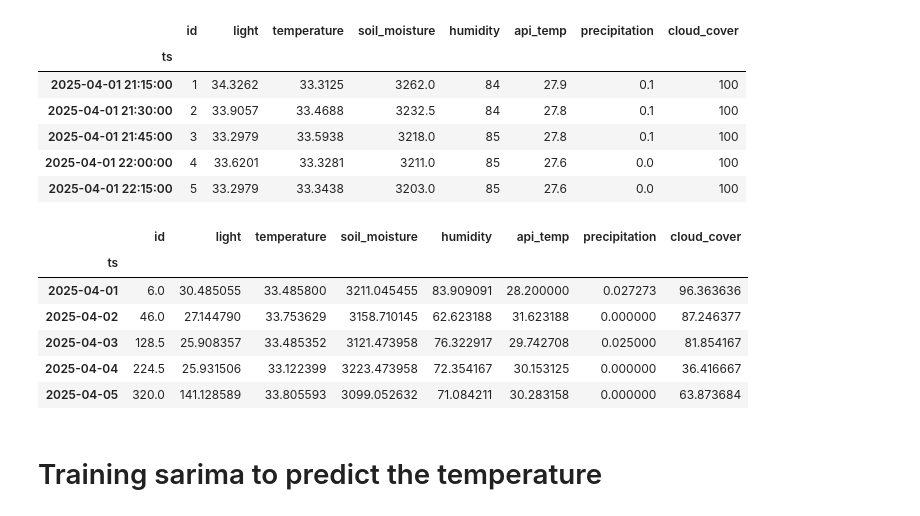
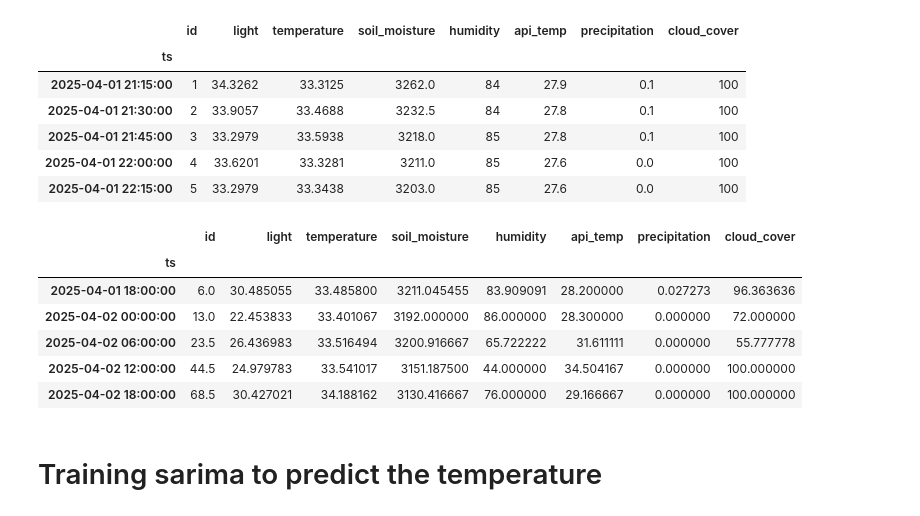
Before and after one commit to Jangsoodlor/smart-plant-pot-model, a Jupyter notebook: training/exog_prediction_models.ipynb, the cells around one changed output. Saved outputs shown, nothing was run; the diff lists cells and outputs as text; code cells hidden in the pictures.

```diff
--- a/training/exog_prediction_models.ipynb
+++ b/training/exog_prediction_models.ipynb
@@ -26,14 +30,14 @@ df.head()
 | 2025-04-01 22:00:00 | 4 | 33.6201 | 33.3281 | 3211.0 | 85 | 27.6 | 0.0 | 100 |
 | 2025-04-01 22:15:00 | 5 | 33.2979 | 33.3438 | 3203.0 | 85 | 27.6 | 0.0 | 100 |
 # %%
-df = df.resample('D').mean()
+df = df.resample("6H").mean()
 df.head()
 # %% [output]
 |  | id | light | temperature | soil_moisture | humidity | api_temp | precipitation | cloud_cover |
 | ts |  |  |  |  |  |  |  |  |
-| 2025-04-01 | 6.0 | 30.485055 | 33.485800 | 3211.045455 | 83.909091 | 28.200000 | 0.027273 | 96.363636 |
-| 2025-04-02 | 46.0 | 27.144790 | 33.753629 | 3158.710145 | 62.623188 | 31.623188 | 0.000000 | 87.246377 |
-| 2025-04-03 | 128.5 | 25.908357 | 33.485352 | 3121.473958 | 76.322917 | 29.742708 | 0.025000 | 81.854167 |
-| 2025-04-04 | 224.5 | 25.931506 | 33.122399 | 3223.473958 | 72.354167 | 30.153125 | 0.000000 | 36.416667 |
-| 2025-04-05 | 320.0 | 141.128589 | 33.805593 | 3099.052632 | 71.084211 | 30.283158 | 0.000000 | 63.873684 |
+| 2025-04-01 18:00:00 | 6.0 | 30.485055 | 33.485800 | 3211.045455 | 83.909091 | 28.200000 | 0.027273 | 96.363636 |
+| 2025-04-02 00:00:00 | 13.0 | 22.453833 | 33.401067 | 3192.000000 | 86.000000 | 28.300000 | 0.000000 | 72.000000 |
+| 2025-04-02 06:00:00 | 23.5 | 26.436983 | 33.516494 | 3200.916667 | 65.722222 | 31.611111 | 0.000000 | 55.777778 |
+| 2025-04-02 12:00:00 | 44.5 | 24.979783 | 33.541017 | 3151.187500 | 44.000000 | 34.504167 | 0.000000 | 100.000000 |
+| 2025-04-02 18:00:00 | 68.5 | 30.427021 | 34.188162 | 3130.416667 | 76.000000 | 29.166667 | 0.000000 | 100.000000 |
 # %%
```
Also changed, not shown: parts of 27 cells of this notebook, 2 other files.
